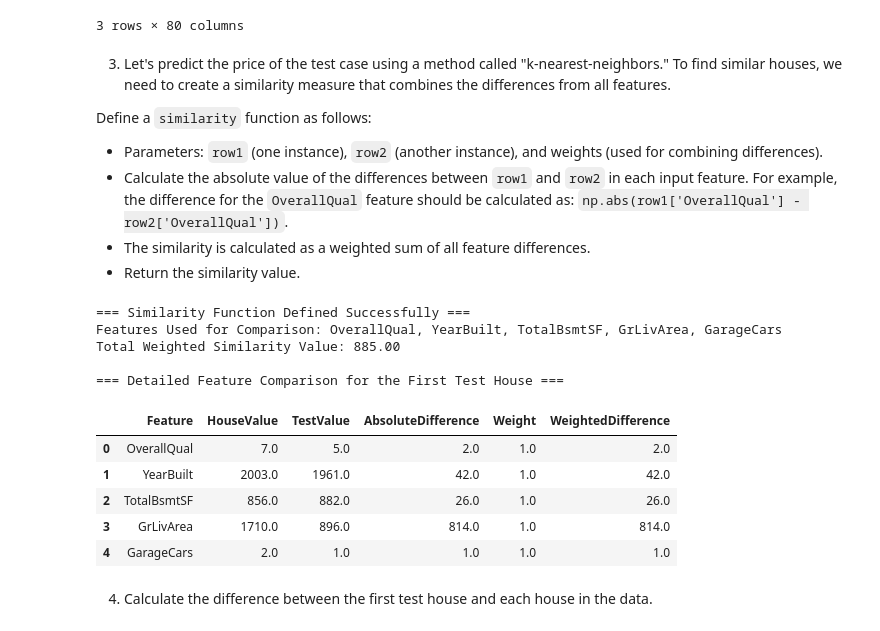
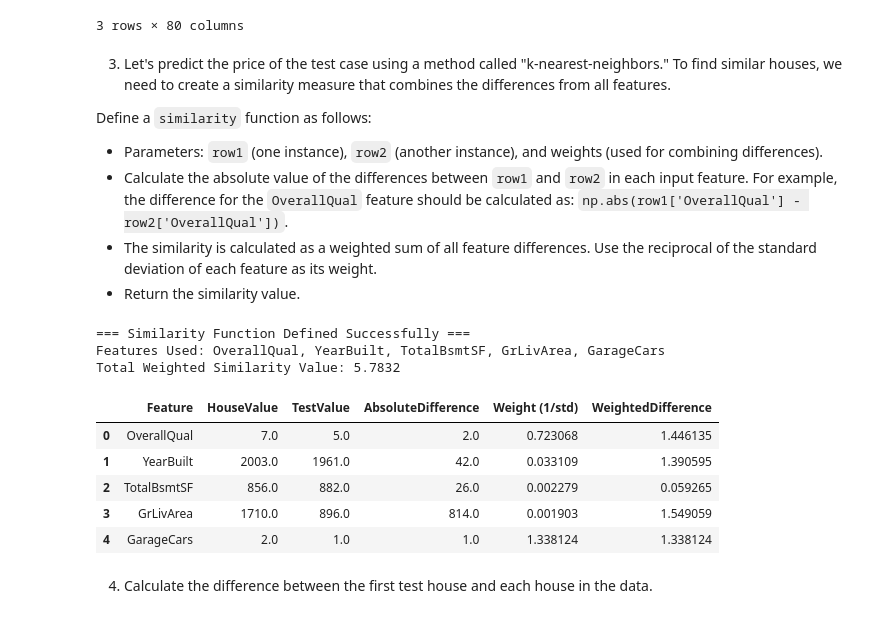
Before and after one commit to Chaotic-Legend/CMP-333-Codes, a Jupyter notebook: Midterm Project Part 2: Home Prices Analysis.ipynb, the cells around one changed output. Cells and saved outputs as stored; diff of their text form; code cells hidden in the pictures.

```diff
--- a/Midterm Project Part 2: Home Prices Analysis.ipynb
+++ b/Midterm Project Part 2: Home Prices Analysis.ipynb
@@ -107,51 +107,59 @@ Define a `similarity` function as follows:
 * Parameters: `row1` (one instance), `row2` (another instance), and weights (used for combining differences).
 * Calculate the absolute value of the differences between `row1` and `row2` in each input feature. For example, the difference for the `OverallQual` feature should be calculated as:
 `np.abs(row1['OverallQual'] - row2['OverallQual'])`.
-* The similarity is calculated as a weighted sum of all feature differences.
+* The similarity is calculated as a weighted sum of all feature differences. Use the reciprocal of the standard deviation of each feature as its weight.
 * Return the similarity value.
 # %%
-# Define a similarity function for the differences from all features.
-
+# Define similarity function using weighted sum of absolute differences.
 def similarity(row1, row2, weights):
-    # Vectorized weighted sum of absolute differences.
     return np.sum([
         weights[feature] * np.abs(row1[feature] - row2[feature])
         for feature in weights
     ])
 
-# Define the features and weights from the data set.
+# Define the feature list.
 features = ['OverallQual', 'YearBuilt', 'TotalBsmtSF', 'GrLivArea', 'GarageCars']
-weights = {feature: 1.0 for feature in features}
 
-# Print the features used and the total similarity value.
+# Calculate the weights using the reciprocal of the standard deviation.
+weights = {}
+for feature in features:
+    std = HousingData_processed_df[feature].std()
+    weights[feature] = 1.0 / std if std != 0 else 0.0
+
 print("=== Similarity Function Defined Successfully ===")
-print("Features Used for Comparison:", ', '.join(features))
-similarity_value = similarity(HousingData_processed_df.iloc[0], test_df.iloc[0], weights)
-print(f"Total Weighted Similarity Value: {similarity_value:.2f}")
+print("Features Used:", ', '.join(features))
 
-# Display detailed comparison from the defined similarity function.
-print("\n=== Detailed Feature Comparison for the First Test House ===")
+similarity_value = similarity(
+    HousingData_processed_df.iloc[0],
+    test_df.iloc[0],
+    weights)
+print(f"Total Weighted Similarity Value: {similarity_value:.4f}")
+
+# Detailed comparison table.
 comparison = pd.DataFrame({
     'Feature': features,
     'HouseValue': [HousingData_processed_df.iloc[0][f] for f in features],
     'TestValue': [test_df.iloc[0][f] for f in features],
-    'AbsoluteDifference': [np.abs(HousingData_processed_df.iloc[0][f] - test_df.iloc[0][f]) for f in features],
-    'Weight': [weights[f] for f in features],
-    'WeightedDifference': [weights[f] * np.abs(HousingData_processed_df.iloc[0][f] - test_df.iloc[0][f]) for f in features]
-})
+    'AbsoluteDifference': [
+        np.abs(HousingData_processed_df.iloc[0][f] - test_df.iloc[0][f])
+        for f in features
+    ],
+    'Weight (1/std)': [weights[f] for f in features],
+    'WeightedDifference': [
+        weights[f] * np.abs(HousingData_processed_df.iloc[0][f] - test_df.iloc[0][f])
+        for f in features
+    ]})
 display(comparison)
 # %% [output]
 === Similarity Function Defined Successfully ===
-Features Used for Comparison: OverallQual, YearBuilt, TotalBsmtSF, GrLivArea, GarageCars
-Total Weighted Similarity Value: 885.00
-
-=== Detailed Feature Comparison for the First Test House ===
+Features Used: OverallQual, YearBuilt, TotalBsmtSF, GrLivArea, GarageCars
+Total Weighted Similarity Value: 5.7832
-|  | Feature | HouseValue | TestValue | AbsoluteDifference | Weight | WeightedDifference |
-| 0 | OverallQual | 7.0 | 5.0 | 2.0 | 1.0 | 2.0 |
-| 1 | YearBuilt | 2003.0 | 1961.0 | 42.0 | 1.0 | 42.0 |
-| 2 | TotalBsmtSF | 856.0 | 882.0 | 26.0 | 1.0 | 26.0 |
-| 3 | GrLivArea | 1710.0 | 896.0 | 814.0 | 1.0 | 814.0 |
-| 4 | GarageCars | 2.0 | 1.0 | 1.0 | 1.0 | 1.0 |
+|  | Feature | HouseValue | TestValue | AbsoluteDifference | Weight (1/std) | WeightedDifference |
+| 0 | OverallQual | 7.0 | 5.0 | 2.0 | 0.723068 | 1.446135 |
+| 1 | YearBuilt | 2003.0 | 1961.0 | 42.0 | 0.033109 | 1.390595 |
+| 2 | TotalBsmtSF | 856.0 | 882.0 | 26.0 | 0.002279 | 0.059265 |
+| 3 | GrLivArea | 1710.0 | 896.0 | 814.0 | 0.001903 | 1.549059 |
+| 4 | GarageCars | 2.0 | 1.0 | 1.0 | 1.338124 | 1.338124 |
 # %% [markdown]
 4. Calculate the difference between the first test house and each house in the data.
 # %%
```
Also changed, not shown: parts of 3 cells of this notebook.
